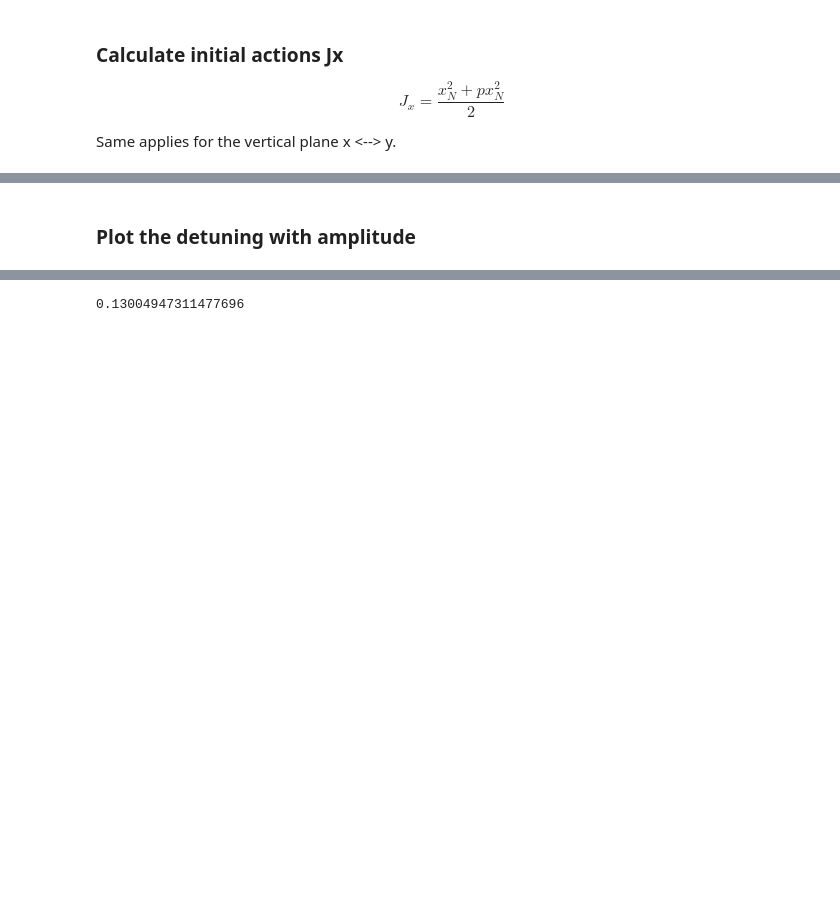
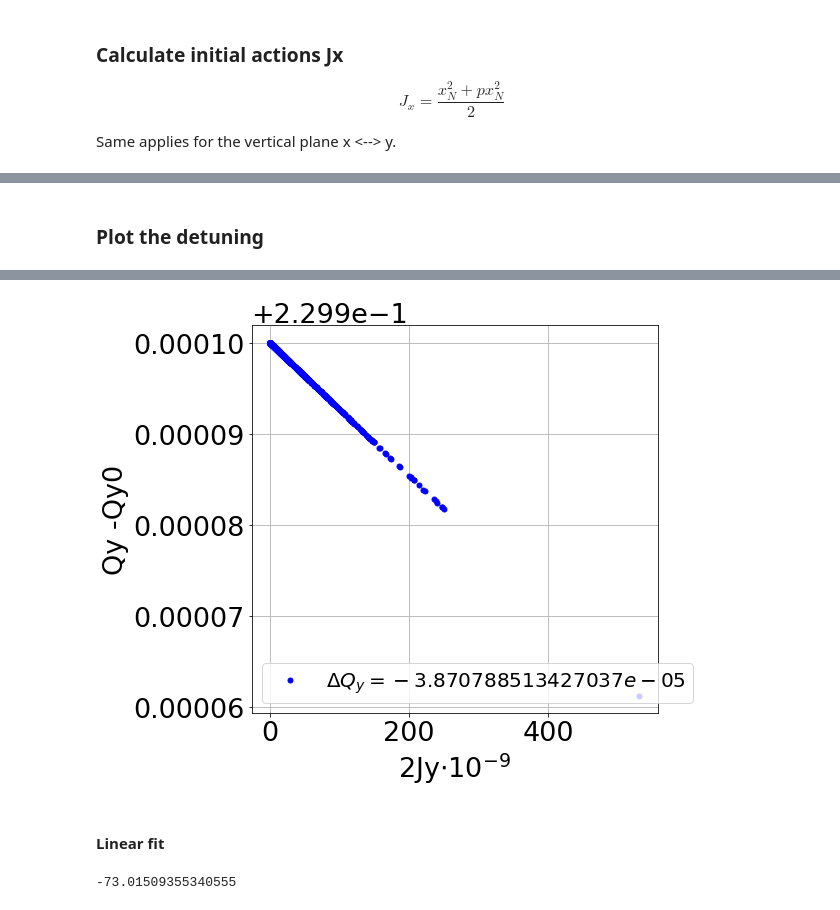
Before and after one commit to natriant/emittance_growth_CC_RFnoise_sixtracklib, a Jupyter notebook: compute_detuning_with_amplitude.ipynb, the cells around one changed output, grey strips where cells are left out. Cells and saved outputs as stored; diff of their text form; code cells hidden in the pictures; blank space fills up the shorter version.

Commit message:
compute detuning with amplitude with NAFF

```diff
--- a/compute_detuning_with_amplitude.ipynb
+++ b/compute_detuning_with_amplitude.ipynb
@@ -106,17 +151,17 @@ Jx_min= 9.712991013083473e-12, Jx_max=9.34406069474299e-08
 # %% [markdown]
-### Plot the detuning with amplitude
+###  Plot the detuning
+# %%
+detuning = [i- Qx0 for i in Q_list]
 # %%
-%matplotlib notebook
 fig, ax = plt.subplots(1,1,figsize=(8,7))
-print(max(Q_list))
-ax.plot(np.array(J_initial)*1e9, Q_list, 'o', c='b') # the index 0 corresponds to turn
+ax.plot(np.array(J_initial)*1e9, detuning, 'o', c='b', label = r'$\Delta Q_{}={}$'.format(plane_of_study,DQ)) # the index 0 corresponds to turn
 ax.set_xlabel('2J{}'.format(plane_of_study) + r'$\cdot 10^{-9}$')
-ax.set_ylabel('Q{}'.format(plane_of_study))
-ax.set_ylim(0.125,0.135)
+ax.set_ylabel('Q{} -Q{}0'.format(plane_of_study, plane_of_study))
+#ax.set_ylim(0.0,1e-4)
 plt.tight_layout()
 plt.grid()
-
+plt.legend()
 savefig = False
 if savefig:
-    plt.savefig('tune_shift_v2.png')
+    plt.savefig('tune_shift.png')
 # %% [output]
@@ -125 +168,3 @@ if savefig:
-0.13004947311477696
+[figure, added]
+# %% [markdown]
+#### Linear fit
@@ -125,0 +173,4 @@ if savefig:
+# %%
+m_pn # this is the detuning coefficient
+# %% [output]
+-73.01509355340555
```
Also changed, not shown: parts of 16 cells of this notebook.
